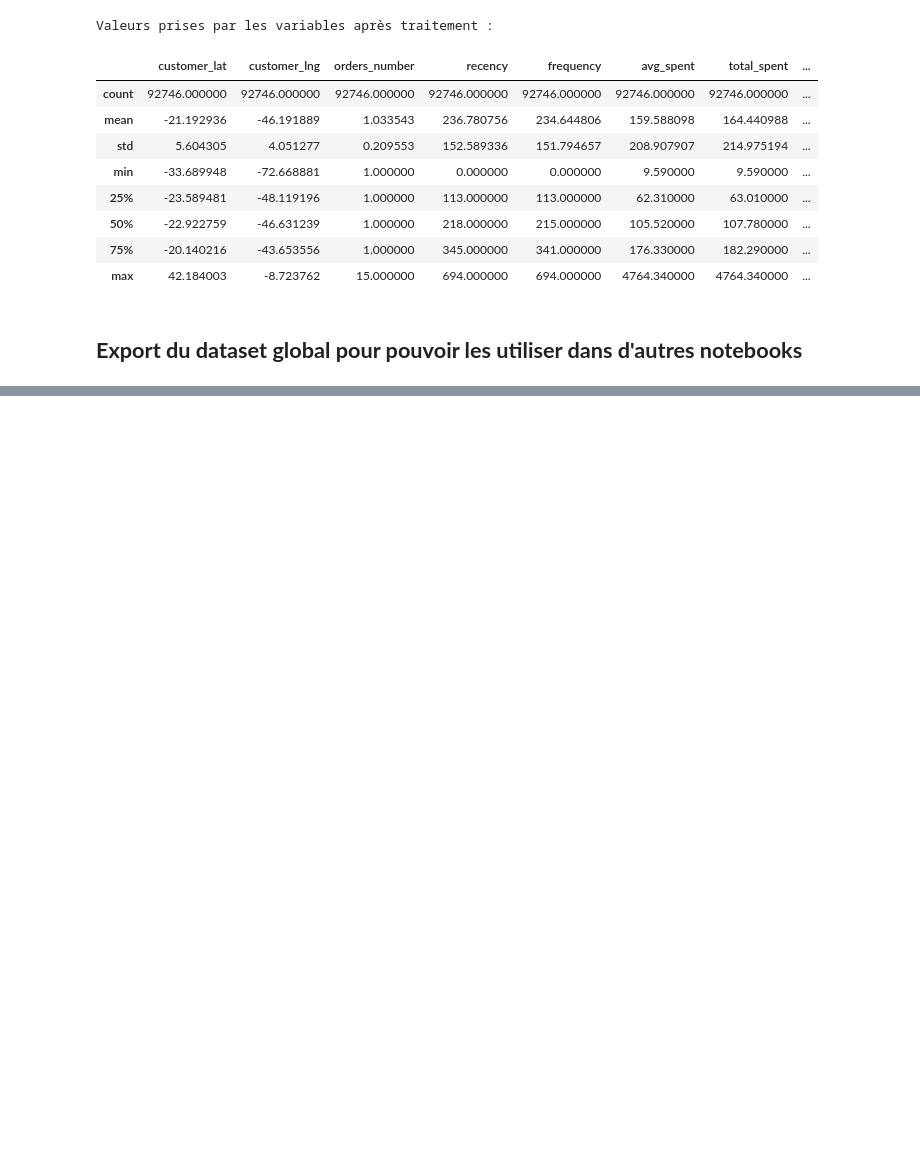
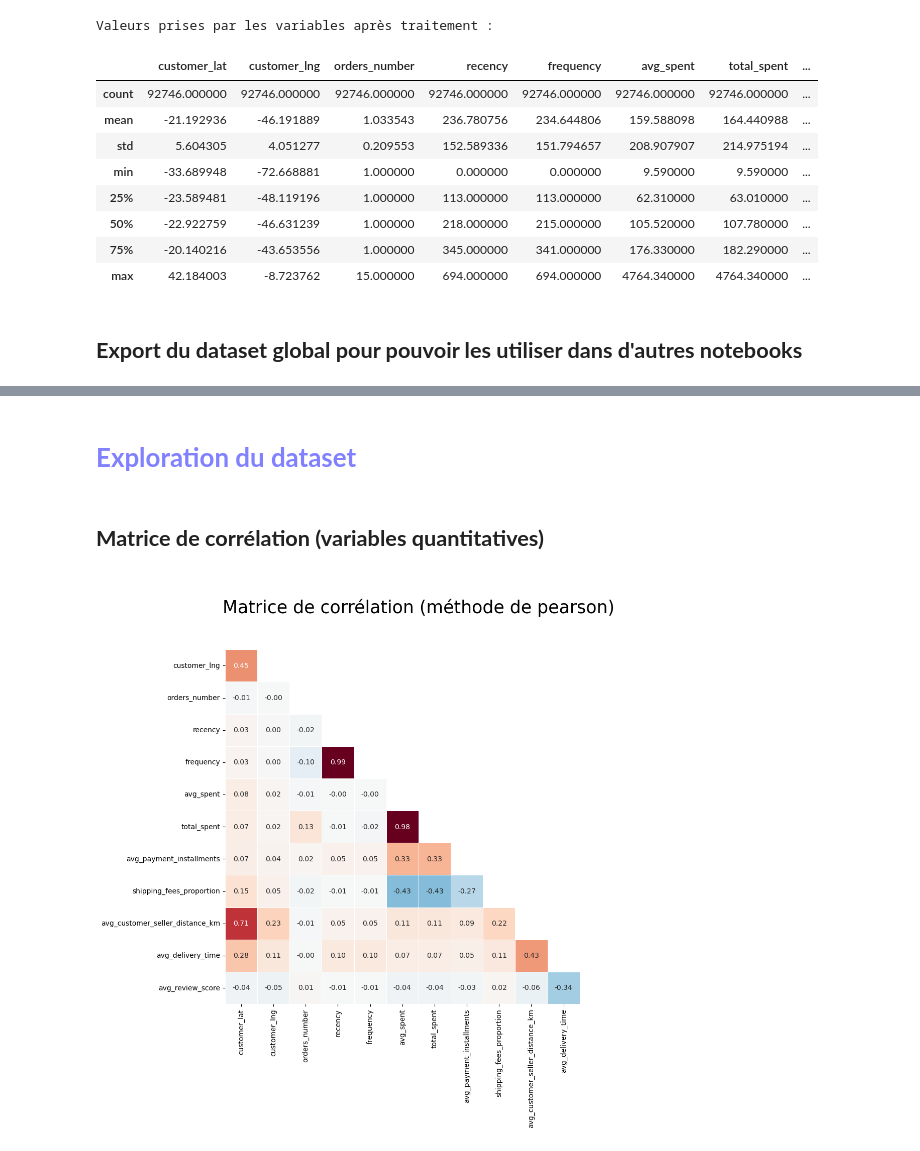
Before and after one commit to BiGHeaDMaX/Segmenter-les-clients-site-e-commerce, a Jupyter notebook: 01 - Analyse Exploratoire.ipynb, the cells around one changed output, grey strips where cells are left out. Cells and saved outputs as stored; diff of their text form; code cells hidden in the pictures; blank space fills up the shorter version.

Commit message:
début de l'exploration (graphiques)

```diff
--- a/01 - Analyse Exploratoire.ipynb
+++ b/01 - Analyse Exploratoire.ipynb
@@ -781,0 +791,20 @@ else:
+# %% [markdown]
+# **<span style="color: #8181FF">Exploration du dataset</span>**
+# %% [markdown]
+## **Matrice de corrélation (variables quantitatives)**
+# %%
+correlation = data.corr(numeric_only = True, method="pearson")
+mask = np.triu(np.ones_like(correlation, dtype=bool), 0)
+
+fig, ax = plt.subplots(figsize=(10,10))
+
+sns.heatmap(correlation, mask=mask, cbar = False, center=0, cmap='RdBu_r', annot=True, annot_kws={"size": 10}, fmt='.2f', square=True, linewidths=0.5).set_title('\nMatrice de corrélation (méthode de pearson)', fontsize=25)
+
+# Je masque la première étiquette de y
+ax.yaxis.get_major_ticks()[0].set_visible(False)
+# Je masque la dernière étiquette de x
+ax.xaxis.get_major_ticks()[-1].set_visible(False)
+
+plt.show()
+# %% [output]
+[figure, added]
```
Also changed, not shown: parts of 17 cells of this notebook.
